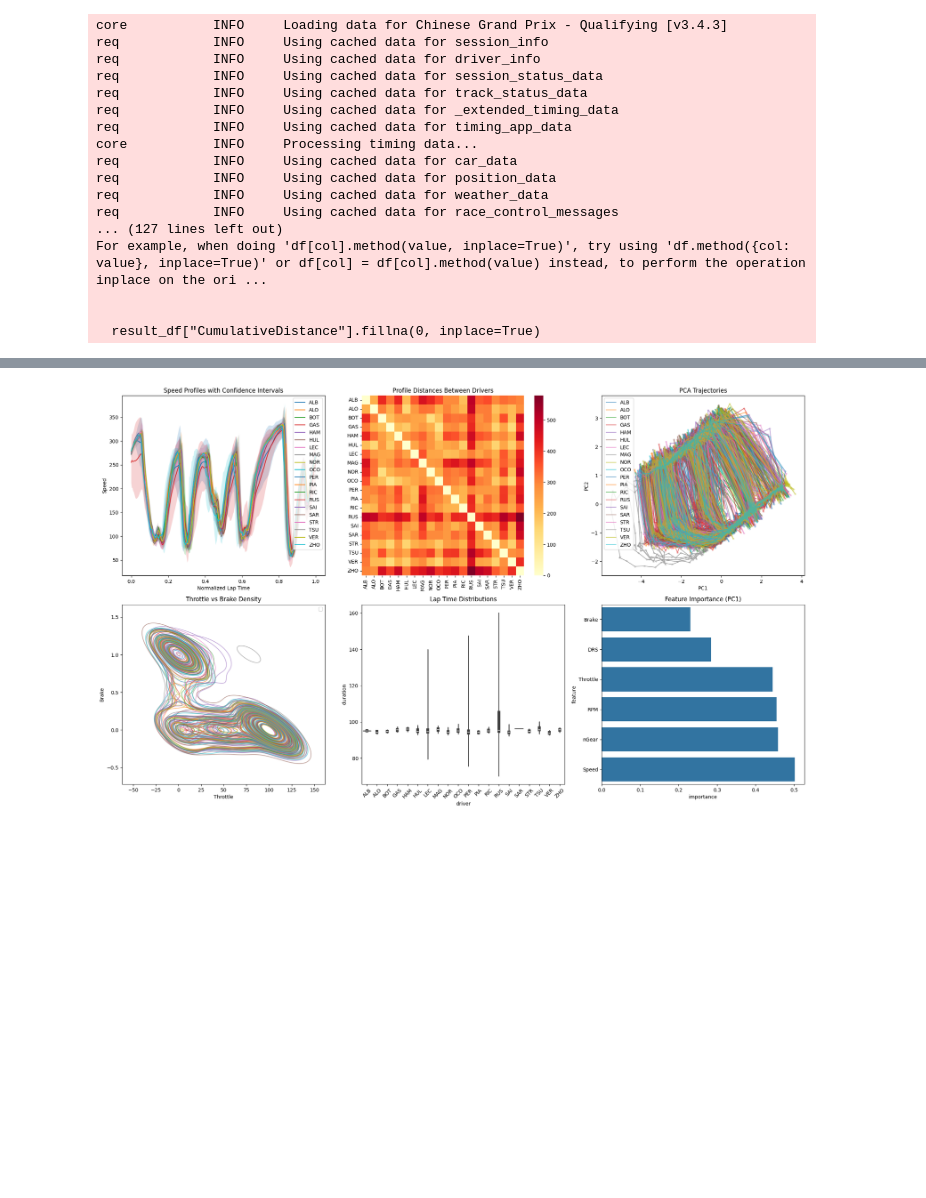
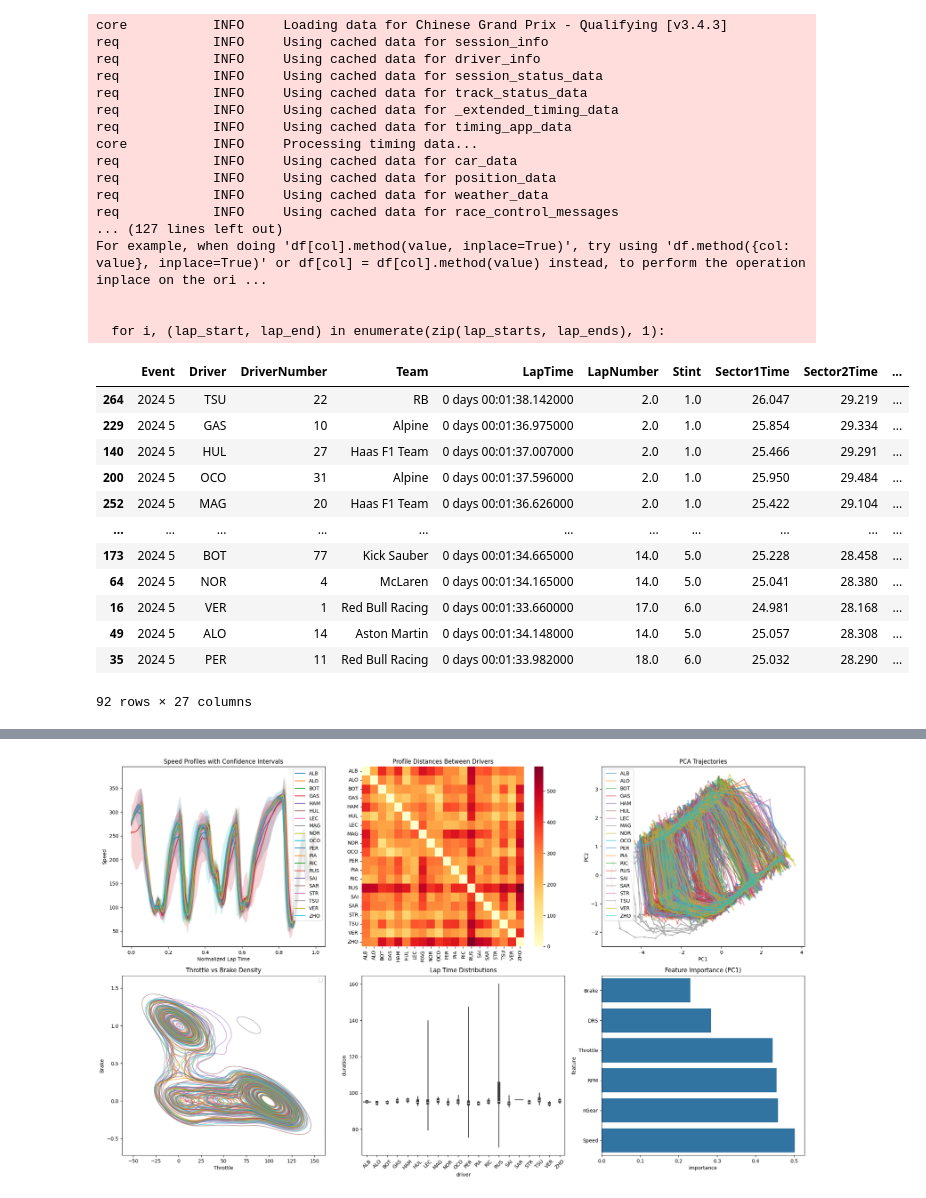
Before and after one commit to akatelync/f1-exploration, a Jupyter notebook: sample_notebook.ipynb, the cells around one changed output, grey strips where cells are left out. Cells and saved outputs as stored; diff of their text form; code cells hidden in the pictures; blank space fills up the shorter version.

```diff
--- a/sample_notebook.ipynb
+++ b/sample_notebook.ipynb
@@ -10,6 +7,6 @@ The autoreload extension is already loaded. To reload it, use:
 # %%
 f1_processor = F1DataProcessor("cache", 2024)
-quali_df = f1_processor.get_quali_session([5])
+quali_data, lap_data = f1_processor.get_quali_session([5])
 # %% [output]
 core           INFO     Loading data for Chinese Grand Prix - Qualifying [v3.4.3]
 req            INFO     Using cached data for session_info
@@ -27,4 +24,20 @@ req            INFO     Using cached data for race_control_messages
 For example, when doing 'df[col].method(value, inplace=True)', try using 'df.method({col: value}, inplace=True)' or df[col] = df[col].method(value) instead, to perform the operation inplace on the ori ...
 
 
-  result_df["CumulativeDistance"].fillna(0, inplace=True)
+  for i, (lap_start, lap_end) in enumerate(zip(lap_starts, lap_ends), 1):
+# %%
+quali_data
+# %% [output]
+|  | Event | Driver | DriverNumber | Team | LapTime | LapNumber | Stint | Sector1Time | Sector2Time | ... |
+| 264 | 2024 5 | TSU | 22 | RB | 0 days 00:01:38.142000 | 2.0 | 1.0 | 26.047 | 29.219 | ... |
+| 229 | 2024 5 | GAS | 10 | Alpine | 0 days 00:01:36.975000 | 2.0 | 1.0 | 25.854 | 29.334 | ... |
+| 140 | 2024 5 | HUL | 27 | Haas F1 Team | 0 days 00:01:37.007000 | 2.0 | 1.0 | 25.466 | 29.291 | ... |
+| 200 | 2024 5 | OCO | 31 | Alpine | 0 days 00:01:37.596000 | 2.0 | 1.0 | 25.950 | 29.484 | ... |
+| 252 | 2024 5 | MAG | 20 | Haas F1 Team | 0 days 00:01:36.626000 | 2.0 | 1.0 | 25.422 | 29.104 | ... |
+| ... | ... | ... | ... | ... | ... | ... | ... | ... | ... | ... |
+| 173 | 2024 5 | BOT | 77 | Kick Sauber | 0 days 00:01:34.665000 | 14.0 | 5.0 | 25.228 | 28.458 | ... |
+| 64 | 2024 5 | NOR | 4 | McLaren | 0 days 00:01:34.165000 | 14.0 | 5.0 | 25.041 | 28.380 | ... |
+| 16 | 2024 5 | VER | 1 | Red Bull Racing | 0 days 00:01:33.660000 | 17.0 | 6.0 | 24.981 | 28.168 | ... |
+| 49 | 2024 5 | ALO | 14 | Aston Martin | 0 days 00:01:34.148000 | 14.0 | 5.0 | 25.057 | 28.308 | ... |
+| 35 | 2024 5 | PER | 11 | Red Bull Racing | 0 days 00:01:33.982000 | 18.0 | 6.0 | 25.032 | 28.290 | ... |
+92 rows × 27 columns
```
Also changed, not shown: parts of 3 cells of this notebook, 1 other file.
